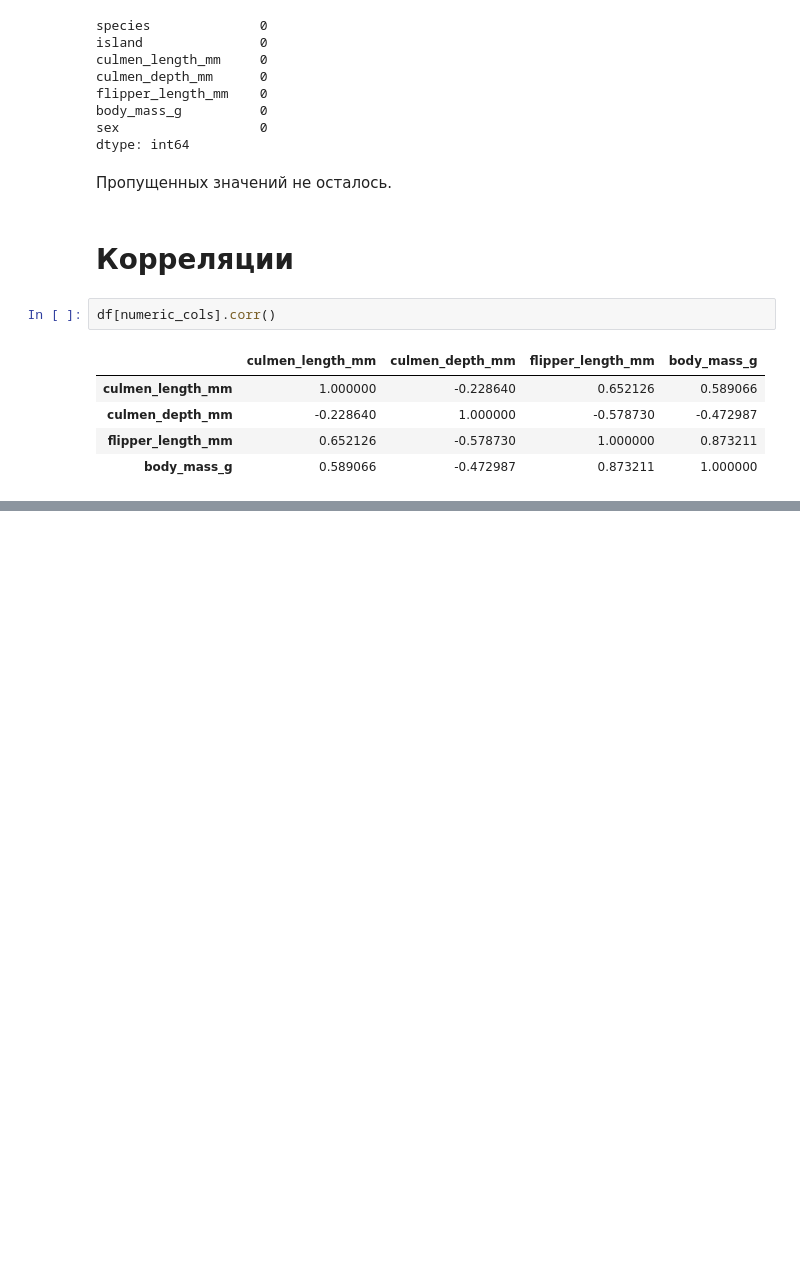
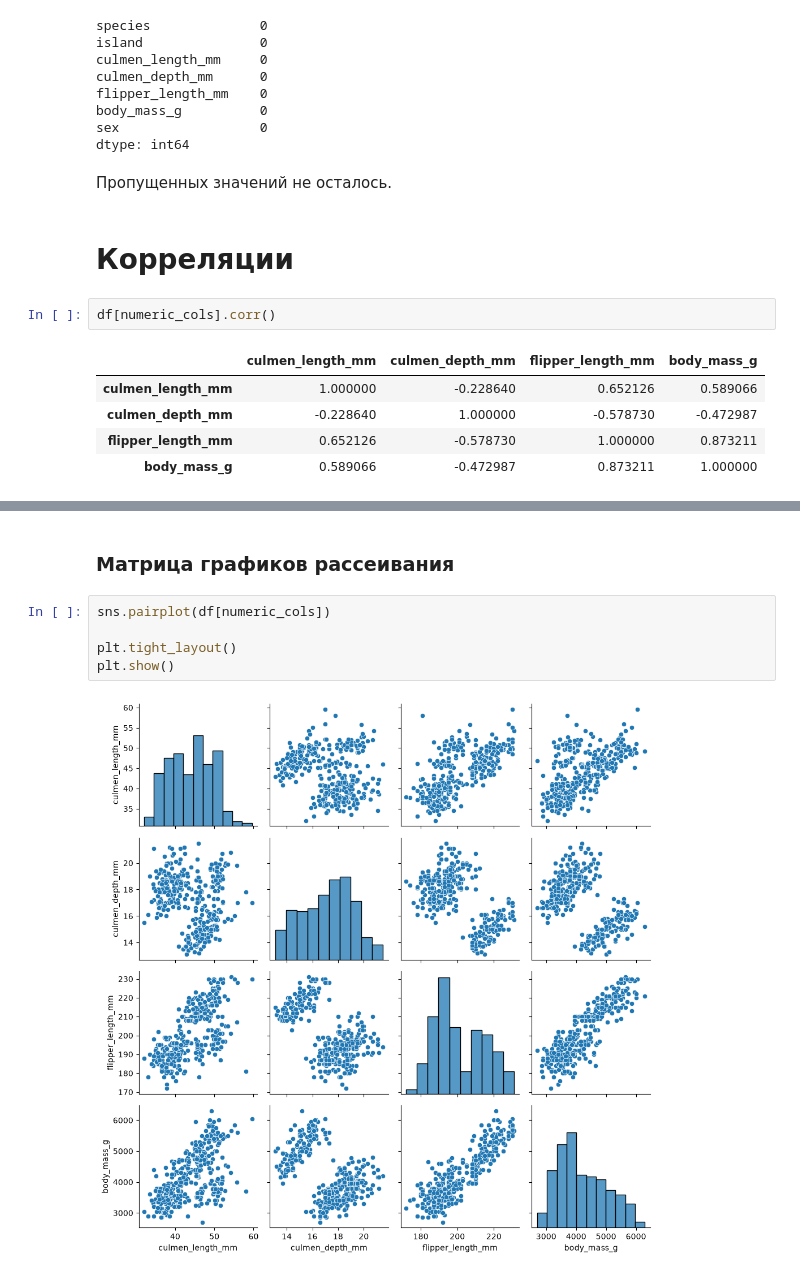
Before and after one commit to MikelazDotPy/ML-2026-IS-Course, a Jupyter notebook: lb1.ipynb, the cells around one changed output, grey strips where cells are left out. Drawn from its saved outputs; the diff is of its cells as text; blank space fills up the shorter version.

```diff
--- a/lb1.ipynb
+++ b/lb1.ipynb
@@ -157,0 +174,9 @@ df[numeric_cols].corr()
+# %% [markdown]
+### Матрица графиков рассеивания
+# %%
+sns.pairplot(df[numeric_cols])
+
+plt.tight_layout()
+plt.show()
+# %% [output]
+[figure, added]
```
Also changed, not shown: parts of 2 cells of this notebook.
